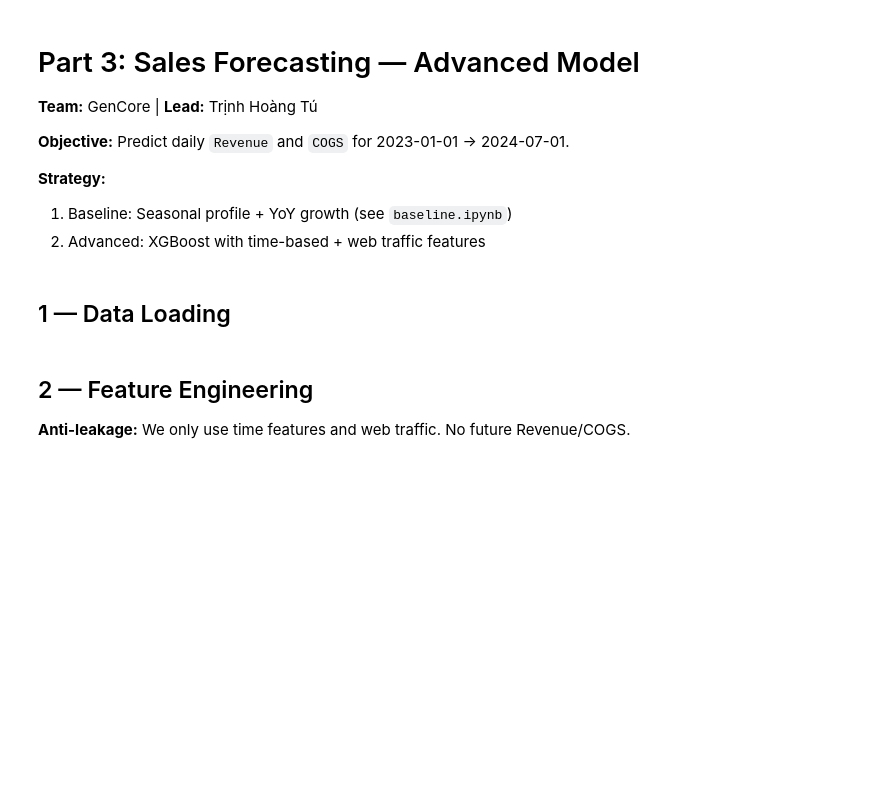
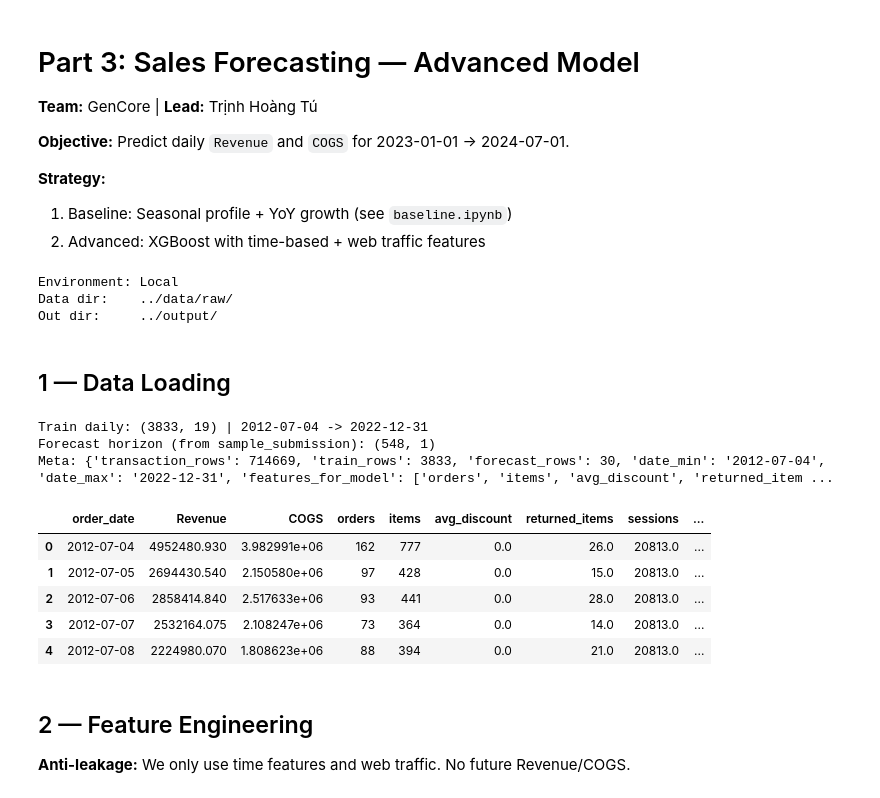
Before and after one commit to thtcsec/Datathon2026-TheGridbreakers-GenCore, a Jupyter notebook: notebooks/03_Forecasting_Model.ipynb, the cells around one changed output. Saved outputs shown, nothing was run; the diff lists cells and outputs as text; code cells hidden in the pictures; blank space fills up the shorter version.

```diff
--- a/notebooks/03_Forecasting_Model.ipynb
+++ b/notebooks/03_Forecasting_Model.ipynb
@@ -11,8 +11,8 @@
 # === Environment Detection & Path Config ===
 import os
 import sys
+import importlib
 import pandas as pd
-import numpy as np
 import matplotlib.pyplot as plt
 import warnings
 warnings.filterwarnings('ignore')
@@ -35,7 +35,24 @@ else:
 
 RANDOM_SEED = 42
 
+from src.preprocessing import preprocess_all
+import src.features as features_module
+import src.models as models_module
+
+importlib.reload(features_module)
+importlib.reload(models_module)
+
+build_features = features_module.build_features
+train_and_evaluate = models_module.train_and_evaluate
+export_feature_importance = models_module.export_feature_importance
+generate_submission = models_module.generate_submission
+
 print(f"Environment: {'Kaggle' if IS_KAGGLE else 'Local'}")
 print(f"Data dir:    {DATA_DIR}")
+print(f"Out dir:     {OUT_DIR}")
+# %% [output]
+Environment: Local
+Data dir:    ../data/raw/
+Out dir:     ../output/
 # %% [markdown]
 ## 1 — Data Loading
@@ -52,3 +59,24 @@ print(sales.head())
+# %%
+bundle = preprocess_all(data_path=DATA_DIR)
+train_df = bundle['train_df'].copy()
+
+sample_sub = pd.read_csv(os.path.join(DATA_DIR, 'sample_submission.csv'), parse_dates=['Date'])
+forecast_base = sample_sub[['Date']].rename(columns={'Date': 'order_date'})
+
+print(f"Train daily: {train_df.shape} | {train_df['order_date'].min().date()} -> {train_df['order_date'].max().date()}")
+print(f"Forecast horizon (from sample_submission): {forecast_base.shape}")
+print(f"Meta: {bundle['meta']}")
+train_df.head()
+# %% [output]
+Train daily: (3833, 19) | 2012-07-04 -> 2022-12-31
+Forecast horizon (from sample_submission): (548, 1)
+Meta: {'transaction_rows': 714669, 'train_rows': 3833, 'forecast_rows': 30, 'date_min': '2012-07-04', 'date_max': '2022-12-31', 'features_for_model': ['orders', 'items', 'avg_discount', 'returned_item ...
+|  | order_date | Revenue | COGS | orders | items | avg_discount | returned_items | sessions | ... |
+| 0 | 2012-07-04 | 4952480.930 | 3.982991e+06 | 162 | 777 | 0.0 | 26.0 | 20813.0 | ... |
+| 1 | 2012-07-05 | 2694430.540 | 2.150580e+06 | 97 | 428 | 0.0 | 15.0 | 20813.0 | ... |
+| 2 | 2012-07-06 | 2858414.840 | 2.517633e+06 | 93 | 441 | 0.0 | 28.0 | 20813.0 | ... |
+| 3 | 2012-07-07 | 2532164.075 | 2.108247e+06 | 73 | 364 | 0.0 | 14.0 | 20813.0 | ... |
+| 4 | 2012-07-08 | 2224980.070 | 1.808623e+06 | 88 | 394 | 0.0 | 21.0 | 20813.0 | ... |
 # %% [markdown]
 ## 2 — Feature Engineering
 **Anti-leakage:** We only use time features and web traffic. No future Revenue/COGS.
```
Also changed, not shown: parts of 16 cells of this notebook, 13 other files.
